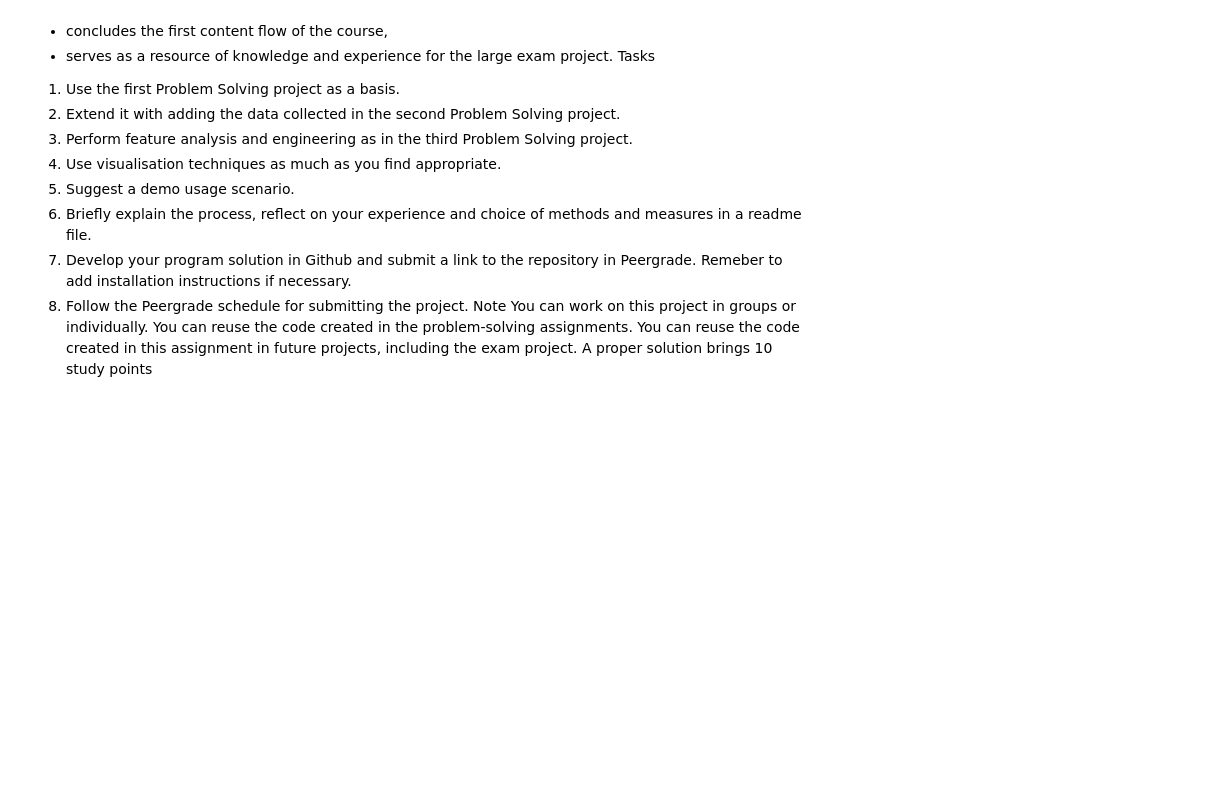
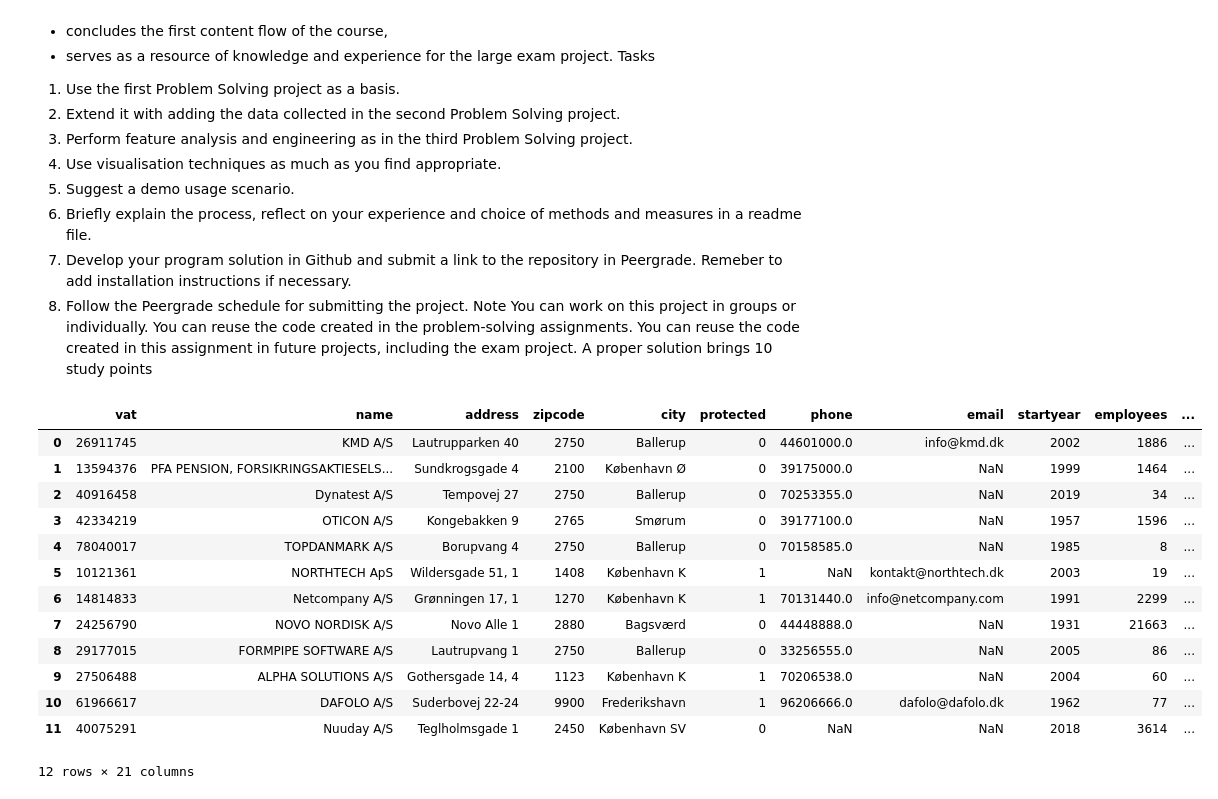
Before and after one commit to FrederikBA/DataScienceMP1, a Jupyter notebook: MP1.ipynb, the cells around one changed output. Cells and saved outputs as stored; diff of their text form; code cells hidden in the pictures; blank space fills up the shorter version.

Commit message:
mp1 start

```diff
--- a/MP1.ipynb
+++ b/MP1.ipynb
@@ -42,3 +42,23 @@ A proper solution brings 10 study points
 # See file 'PS3'
 # %%
 #4. Use visualisation techniques as much as you find appropriate.
+
+import pandas as pd
+
+df = pd.read_csv('data/PS3.csv')
+df
+# %% [output]
+|  | vat | name | address | zipcode | city | protected | phone | email | startyear | employees | ... |
+| 0 | 26911745 | KMD A/S | Lautrupparken 40 | 2750 | Ballerup | 0 | 44601000.0 | info@kmd.dk | 2002 | 1886 | ... |
+| 1 | 13594376 | PFA PENSION, FORSIKRINGSAKTIESELS... | Sundkrogsgade 4 | 2100 | København Ø | 0 | 39175000.0 | NaN | 1999 | 1464 | ... |
+| 2 | 40916458 | Dynatest A/S | Tempovej 27 | 2750 | Ballerup | 0 | 70253355.0 | NaN | 2019 | 34 | ... |
+| 3 | 42334219 | OTICON A/S | Kongebakken 9 | 2765 | Smørum | 0 | 39177100.0 | NaN | 1957 | 1596 | ... |
+| 4 | 78040017 | TOPDANMARK A/S | Borupvang 4 | 2750 | Ballerup | 0 | 70158585.0 | NaN | 1985 | 8 | ... |
+| 5 | 10121361 | NORTHTECH ApS | Wildersgade 51, 1 | 1408 | København K | 1 | NaN | kontakt@northtech.dk | 2003 | 19 | ... |
+| 6 | 14814833 | Netcompany A/S | Grønningen 17, 1 | 1270 | København K | 1 | 70131440.0 | info@netcompany.com | 1991 | 2299 | ... |
+| 7 | 24256790 | NOVO NORDISK A/S | Novo Alle 1 | 2880 | Bagsværd | 0 | 44448888.0 | NaN | 1931 | 21663 | ... |
+| 8 | 29177015 | FORMPIPE SOFTWARE A/S | Lautrupvang 1 | 2750 | Ballerup | 0 | 33256555.0 | NaN | 2005 | 86 | ... |
+| 9 | 27506488 | ALPHA SOLUTIONS A/S | Gothersgade 14, 4 | 1123 | København K | 1 | 70206538.0 | NaN | 2004 | 60 | ... |
+| 10 | 61966617 | DAFOLO A/S | Suderbovej 22-24 | 9900 | Frederikshavn | 1 | 96206666.0 | dafolo@dafolo.dk | 1962 | 77 | ... |
+| 11 | 40075291 | Nuuday A/S | Teglholmsgade 1 | 2450 | København SV | 0 | NaN | NaN | 2018 | 3614 | ... |
+12 rows × 21 columns
```
Also changed, not shown: parts of 3 cells of this notebook.
